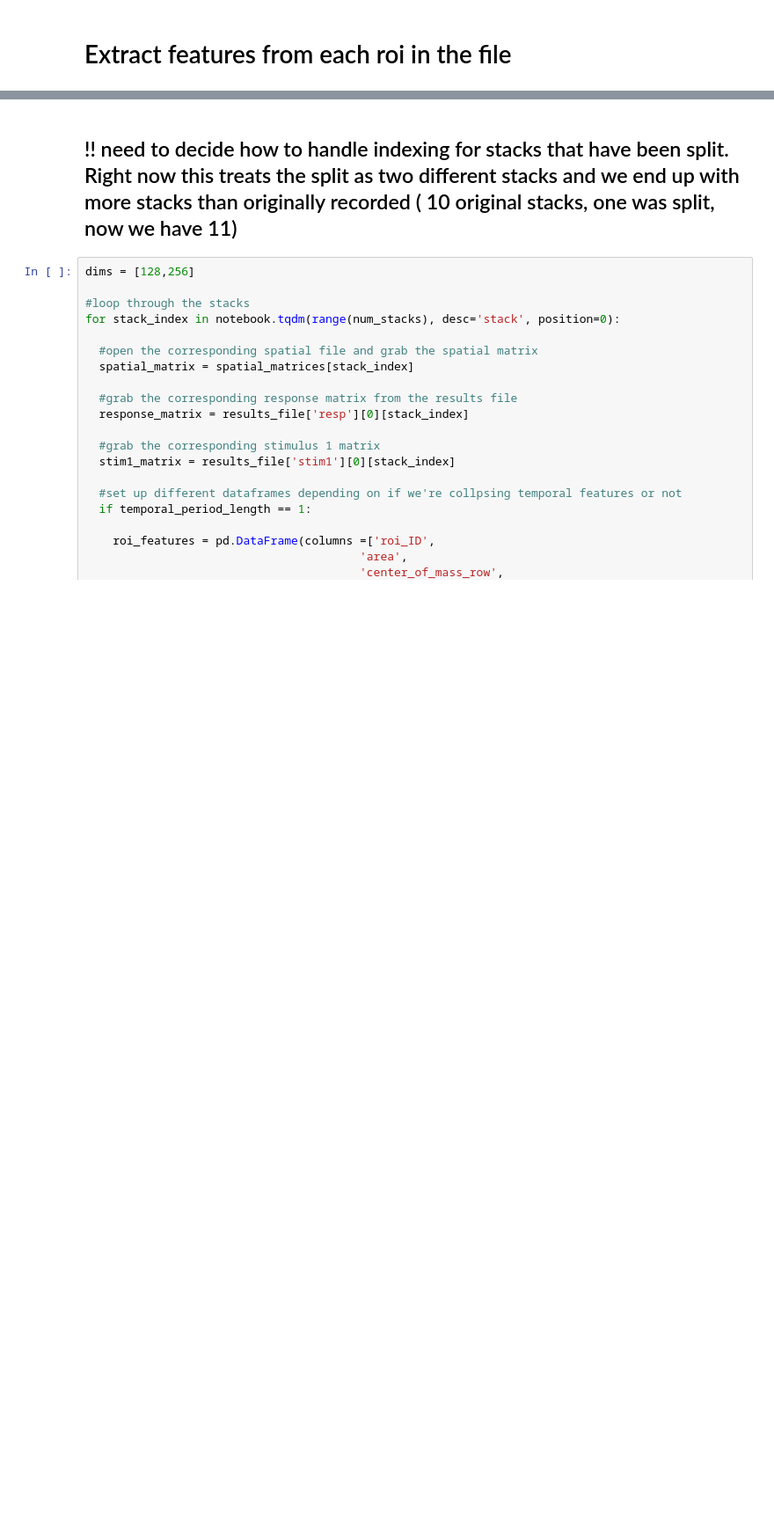
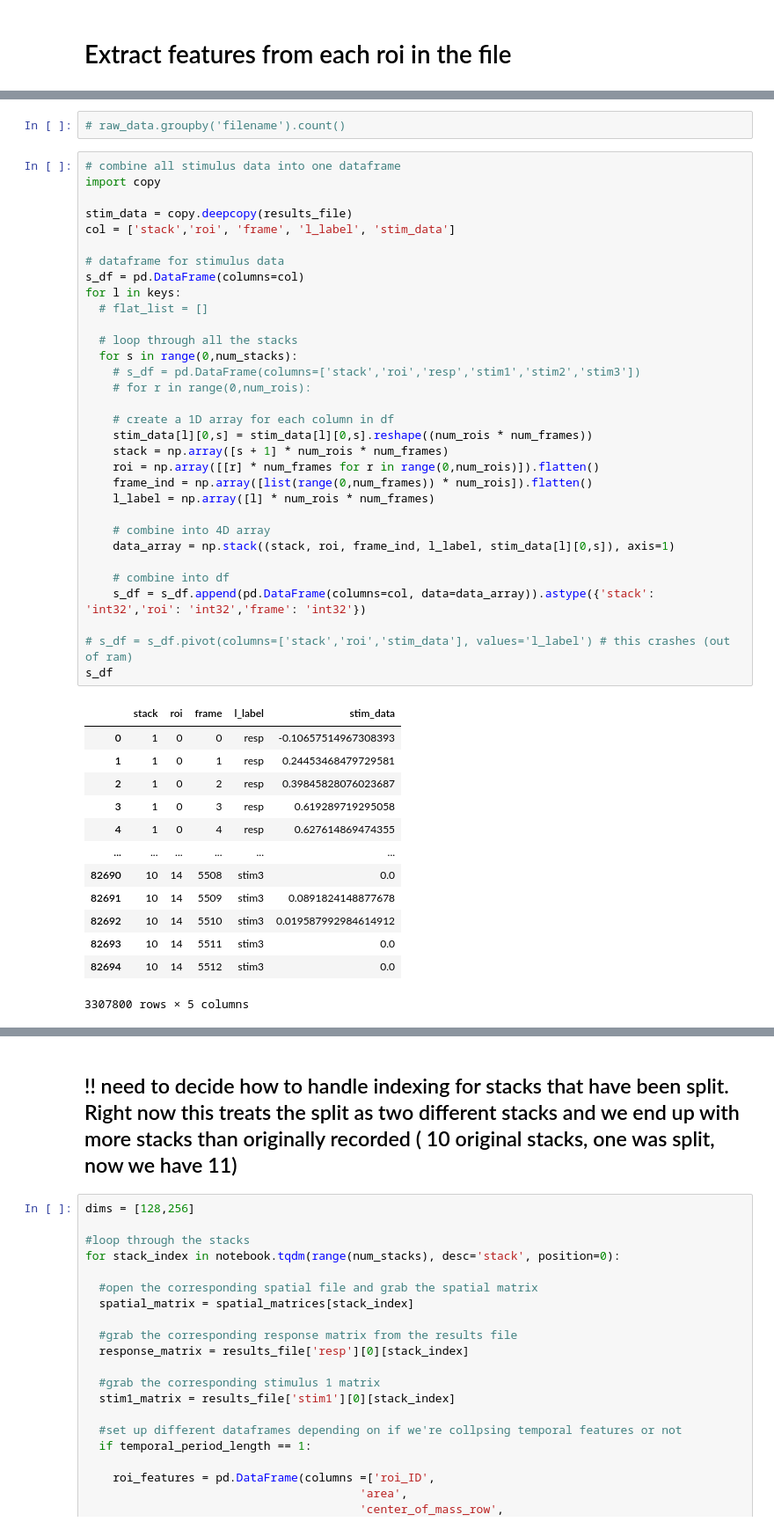
Before and after one commit to laurenneal/capstone-visual-neuroscience, a Jupyter notebook: get_results_and_features_stack_by_stack.ipynb, the cells around one changed output, grey strips where cells are left out. Shown at 88% size. Drawn from its saved outputs; the diff is of its cells as text; blank space fills up the shorter version.

```diff
--- a/get_results_and_features_stack_by_stack.ipynb
+++ b/get_results_and_features_stack_by_stack.ipynb
@@ -240,0 +352,48 @@ Extracting raw features for 15 rois across 11 stacks
+# %%
+# raw_data.groupby('filename').count()
+# %%
+# combine all stimulus data into one dataframe
+import copy
+
+stim_data = copy.deepcopy(results_file)
+col = ['stack','roi', 'frame', 'l_label', 'stim_data']
+
+# dataframe for stimulus data
+s_df = pd.DataFrame(columns=col)
+for l in keys:
+  # flat_list = []
+
+  # loop through all the stacks
+  for s in range(0,num_stacks):
+    # s_df = pd.DataFrame(columns=['stack','roi','resp','stim1','stim2','stim3'])
+    # for r in range(0,num_rois):
+
+    # create a 1D array for each column in df
+    stim_data[l][0,s] = stim_data[l][0,s].reshape((num_rois * num_frames))
+    stack = np.array([s + 1] * num_rois * num_frames)
+    roi = np.array([[r] * num_frames for r in range(0,num_rois)]).flatten()
+    frame_ind = np.array([list(range(0,num_frames)) * num_rois]).flatten()
+    l_label = np.array([l] * num_rois * num_frames)
+
+    # combine into 4D array
+    data_array = np.stack((stack, roi, frame_ind, l_label, stim_data[l][0,s]), axis=1)
+
+    # combine into df
+    s_df = s_df.append(pd.DataFrame(columns=col, data=data_array)).astype({'stack': 'int32','roi': 'int32','frame': 'int32'})
+
+# s_df = s_df.pivot(columns=['stack','roi','stim_data'], values='l_label') # this crashes (out of ram)
+s_df
+# %% [output]
+|  | stack | roi | frame | l_label | stim_data |
+| 0 | 1 | 0 | 0 | resp | -0.10657514967308393 |
+| 1 | 1 | 0 | 1 | resp | 0.24453468479729581 |
+| 2 | 1 | 0 | 2 | resp | 0.39845828076023687 |
+| 3 | 1 | 0 | 3 | resp | 0.619289719295058 |
+| 4 | 1 | 0 | 4 | resp | 0.627614869474355 |
+| ... | ... | ... | ... | ... | ... |
+| 82690 | 10 | 14 | 5508 | stim3 | 0.0 |
+| 82691 | 10 | 14 | 5509 | stim3 | 0.0891824148877678 |
+| 82692 | 10 | 14 | 5510 | stim3 | 0.019587992984614912 |
+| 82693 | 10 | 14 | 5511 | stim3 | 0.0 |
+| 82694 | 10 | 14 | 5512 | stim3 | 0.0 |
+3307800 rows × 5 columns
```
Also changed, not shown: parts of 23 cells of this notebook.
